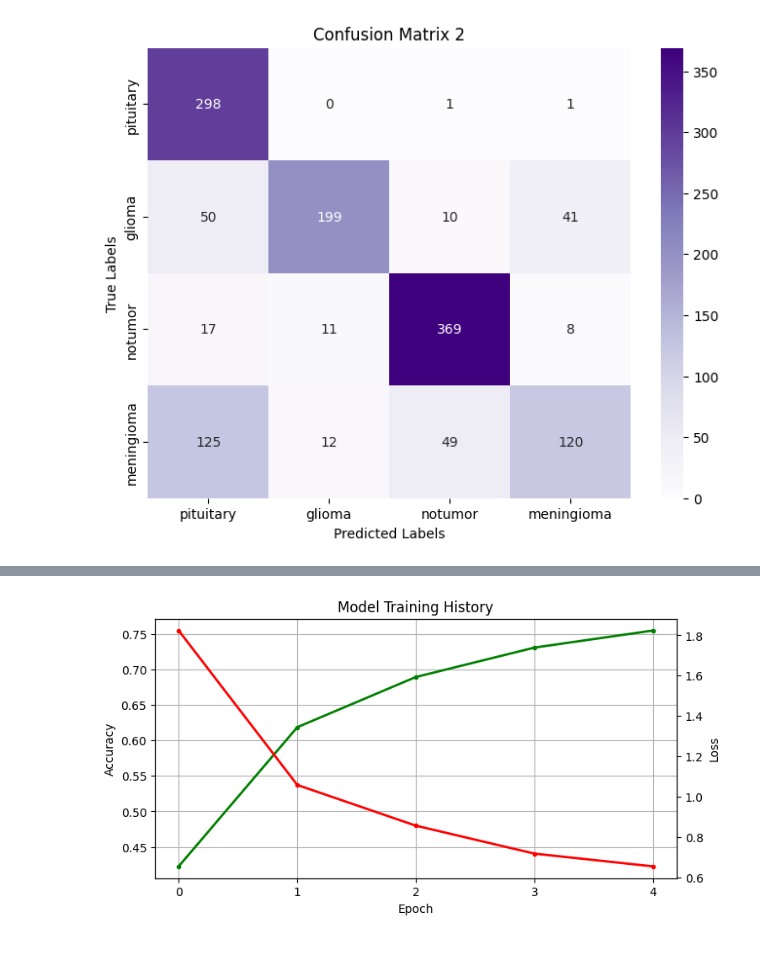
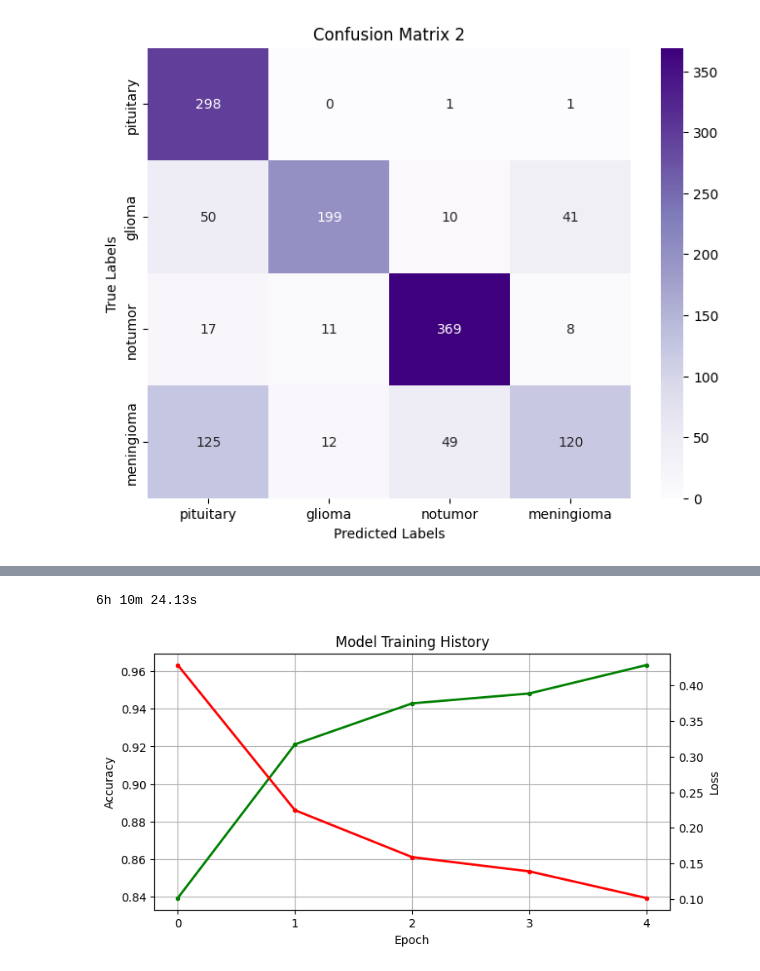
Before and after one commit to ShannonH98/PyTorch_Practice_Projects, a Jupyter notebook: MRI_Project.ipynb, the cells around one changed output, grey strips where cells are left out. Cells and saved outputs as stored; diff of their text form; code cells hidden in the pictures.

```diff
--- a/MRI_Project.ipynb
+++ b/MRI_Project.ipynb
@@ -725,7 +711,7 @@ import tensorflow as tf
 # %%
 IMAGE_SIZE = 224
-
-model_2 = tf.keras.applications.ResNet50(
+start = time.perf_counter()
+model_m3 = tf.keras.applications.ResNet50(
     include_top=False,
     weights='imagenet',
     pooling='avg',
@@ -743,20 +729,20 @@ data_augmentation = tf.keras.Sequential([
 
 inputs = tf.keras.Input(shape=(IMAGE_SIZE, IMAGE_SIZE, 3))
 x = data_augmentation(inputs)
-x = model_2(x)
+x = model_m3(x)
 x = layers.Dropout(0.5)(x)
 outputs = layers.Dense(len(os.listdir(train_dir)), activation='softmax')(x)
 
 
-model = Model(inputs, outputs)
+model_m3 = Model(inputs, outputs)
 
 
 # Compile
-model.compile(optimizer='sgd',
+model_m3.compile(optimizer='sgd',
               loss='sparse_categorical_crossentropy',
               metrics=['sparse_categorical_accuracy'])
 
-model.summary()
+model_m3.summary()
 
 #Running with ResNet50
 batch_size = 20
@@ -764,6 +750,11 @@ steps = int(len(train_paths) / batch_size)  # Steps per epoch
 epochs = 5
 
 # Train the model
-history = model.fit(datagen(train_paths, train_labels, batch_size=batch_size, epochs=epochs),
+history_m3 = model_m3.fit(datagen(train_paths, train_labels, batch_size=batch_size, epochs=epochs),
                     epochs=epochs, steps_per_epoch=steps)
+
+end = time.perf_counter()
+time_m3 = end - start
+
+time_m3
 # %% [output]
@@ -797,22 +791,30 @@ Epoch 5/5
+# %%
+hours = int(time_m3 // 3600)
+minutes = int((time_m3 % 3600) // 60)
+secs = time_m3 % 60
+
+print(f"{hours}h {minutes}m {secs:.2f}s")
+# %% [output]
+6h 10m 24.13s
 # %%
 import matplotlib.pyplot as plt
 
 fig, ax1 = plt.subplots(figsize=(8, 4))
 ax1.grid(True)
 
 # Accuracy
-ax1.plot(history.history['sparse_categorical_accuracy'], '.g-', linewidth=2)
+ax1.plot(history_m3.history['sparse_categorical_accuracy'], '.g-', linewidth=2)
 ax1.set_xlabel('Epoch')
 ax1.set_ylabel('Accuracy')
 ax1.tick_params(axis='y')
 
 # Loss
 ax2 = ax1.twinx()
-ax2.plot(history.history['loss'], '.r-', linewidth=2)
+ax2.plot(history_m3.history['loss'], '.r-', linewidth=2)
 ax2.set_ylabel('Loss')
 ax2.tick_params(axis='y')
 plt.title('Model Training History')
 ax1.set_xticks(range(epochs))
 plt.show()
 # %% [output]
-[figure, old version]
+[figure, new version]
```
Also changed, not shown: parts of 23 cells of this notebook.
